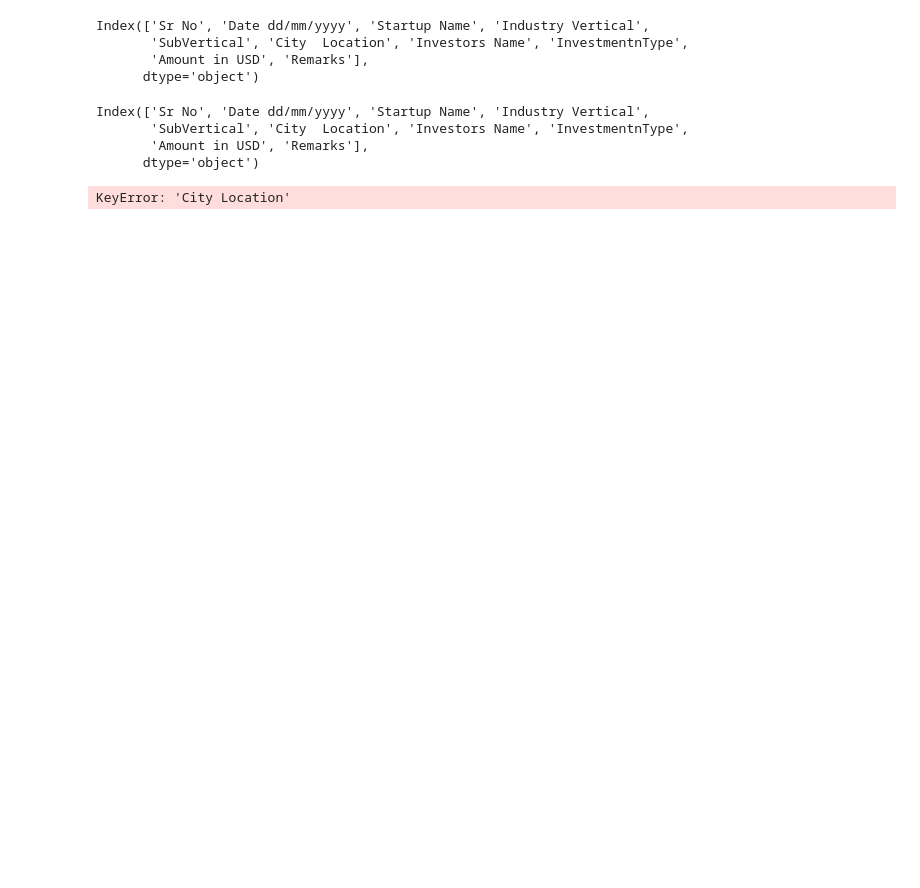
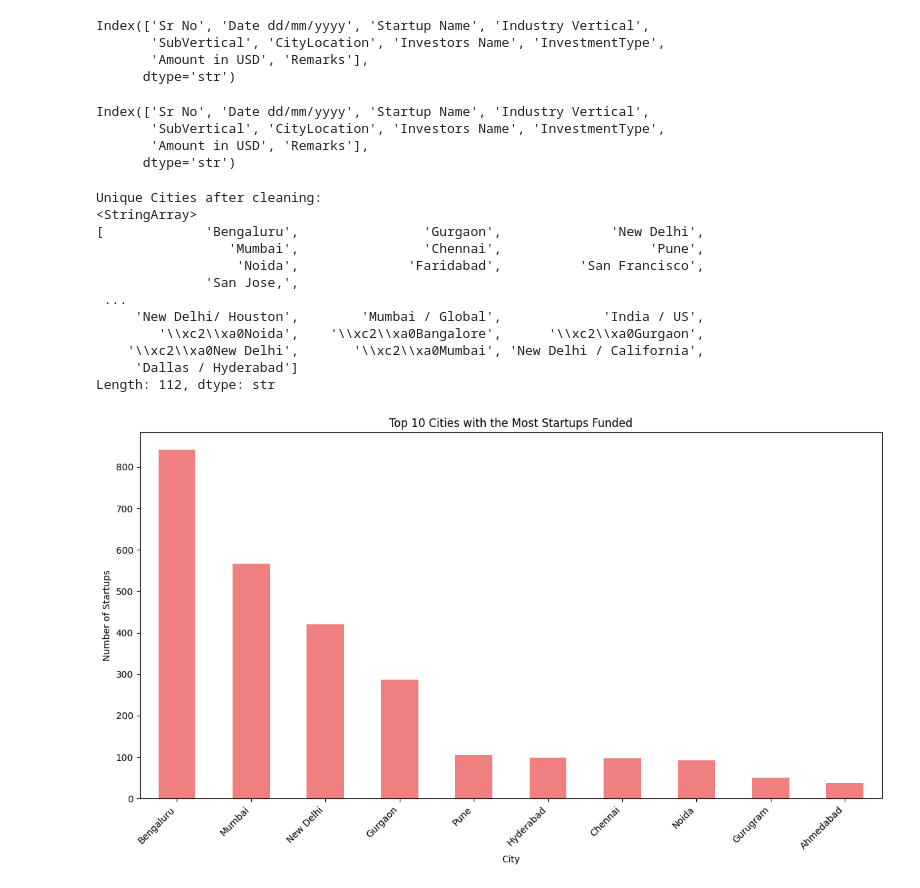
Before and after one commit to Sankalp232004/data-science-learning-log, a Jupyter notebook: projects/venture_finance_india/notebooks/venture_finance_pipeline.ipynb, the cells around one changed output. Saved outputs shown, nothing was run; the diff lists cells and outputs as text; code cells hidden in the pictures; blank space fills up the shorter version.

Commit message:
Refactor notebooks: remove comments, clean up code, and re-run analysis

```diff
--- a/projects/venture_finance_india/notebooks/venture_finance_pipeline.ipynb
+++ b/projects/venture_finance_india/notebooks/venture_finance_pipeline.ipynb
@@ -1,7 +1,7 @@
 # %%
 import pandas as pd
 
-df = pd.read_csv('startup_funding.csv')
+df = pd.read_csv('../data/startup_funding.csv')
 
 df.head()
 # %% [output]
@@ -49,6 +49,8 @@ dtype: int64
 # %%
 for col in df.select_dtypes(include='object').columns:
     df[col] = df[col].str.strip()
+
+df.rename(columns={'City  Location': 'CityLocation', 'InvestmentnType': 'InvestmentType'}, inplace=True)
 
 df['CityLocation'] = df['CityLocation'].replace('Bangalore', 'Bengaluru')
 
@@ -66,38 +86,53 @@ KeyError: 'CityLocation'
 print(df.columns)
 # %% [output]
 Index(['Sr No', 'Date dd/mm/yyyy', 'Startup Name', 'Industry Vertical',
-       'SubVertical', 'City  Location', 'Investors Name', 'InvestmentnType',
+       'SubVertical', 'CityLocation', 'Investors Name', 'InvestmentType',
        'Amount in USD', 'Remarks'],
-      dtype='object')
+      dtype='str')
 # %%
 df.columns = df.columns.str.strip()
 
 print(df.columns)
 # %% [output]
 Index(['Sr No', 'Date dd/mm/yyyy', 'Startup Name', 'Industry Vertical',
-       'SubVertical', 'City  Location', 'Investors Name', 'InvestmentnType',
+       'SubVertical', 'CityLocation', 'Investors Name', 'InvestmentType',
        'Amount in USD', 'Remarks'],
-      dtype='object')
+      dtype='str')
 # %%
-df['City Location'] = df['City Location'].replace('Bangalore', 'Bengaluru')
+if 'CityLocation' in df.columns:
+    df['CityLocation'] = df['CityLocation'].replace('Bangalore', 'Bengaluru')
 
-df['InvestmentnType'] = df['InvestmentnType'].replace('Seed Funding', 'Seed')
-df['InvestmentnType'] = df['InvestmentnType'].replace('Angel Funding', 'Angel')
+if 'InvestmentType' in df.columns:
+    df['InvestmentType'] = df['InvestmentType'].replace('Seed Funding', 'Seed')
+    df['InvestmentType'] = df['InvestmentType'].replace('Angel Funding', 'Angel')
 
-print("Unique Cities after cleaning:")
-print(df['City Location'].unique())
+if 'CityLocation' in df.columns:
+    print("Unique Cities after cleaning:")
+    print(df['CityLocation'].unique())
 
-startups_per_city = df['City Location'].value_counts().head(10)
+    startups_per_city = df['CityLocation'].value_counts().head(10)
 
-import matplotlib.pyplot as plt
+    import matplotlib.pyplot as plt
 
-plt.figure(figsize=(12, 7))
-startups_per_city.plot(kind='bar', color='lightcoral')
-plt.title('Top 10 Cities with the Most Startups Funded')
-plt.xlabel('City')
-plt.ylabel('Number of Startups')
-plt.xticks(rotation=45, ha='right')
-plt.tight_layout()
-plt.show()
+    plt.figure(figsize=(12, 7))
+    startups_per_city.plot(kind='bar', color='lightcoral')
+    plt.title('Top 10 Cities with the Most Startups Funded')
+    plt.xlabel('City')
+    plt.ylabel('Number of Startups')
+    plt.xticks(rotation=45, ha='right')
+    plt.tight_layout()
+    plt.show()
 # %% [output]
-KeyError: 'City Location'
+Unique Cities after cleaning:
+<StringArray>
+[             'Bengaluru',                'Gurgaon',              'New Delhi',
+                 'Mumbai',                'Chennai',                   'Pune',
+                  'Noida',              'Faridabad',          'San Francisco',
+              'San Jose,',
+ ...
+     'New Delhi/ Houston',        'Mumbai / Global',             'India / US',
+        '\\xc2\\xa0Noida',    '\\xc2\\xa0Bangalore',      '\\xc2\\xa0Gurgaon',
+    '\\xc2\\xa0New Delhi',       '\\xc2\\xa0Mumbai', 'New Delhi / California',
+     'Dallas / Hyderabad']
+Length: 112, dtype: str
+[figure, added]
```
Also changed, not shown: parts of 2 cells of this notebook, 6 other files.
